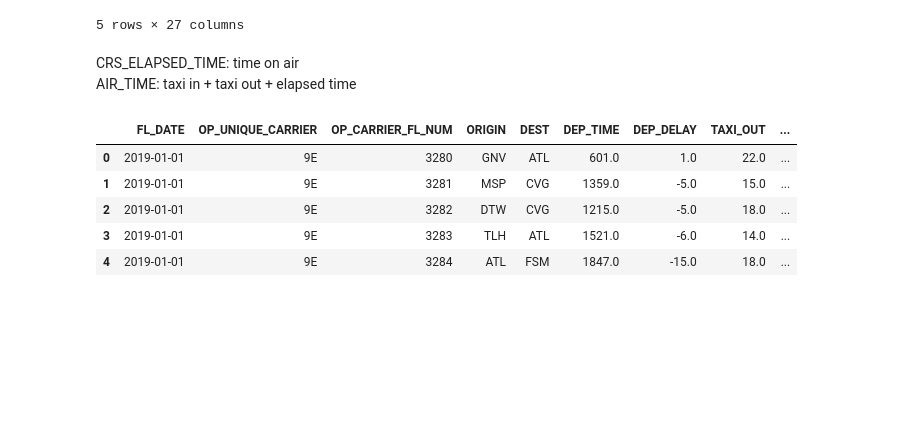
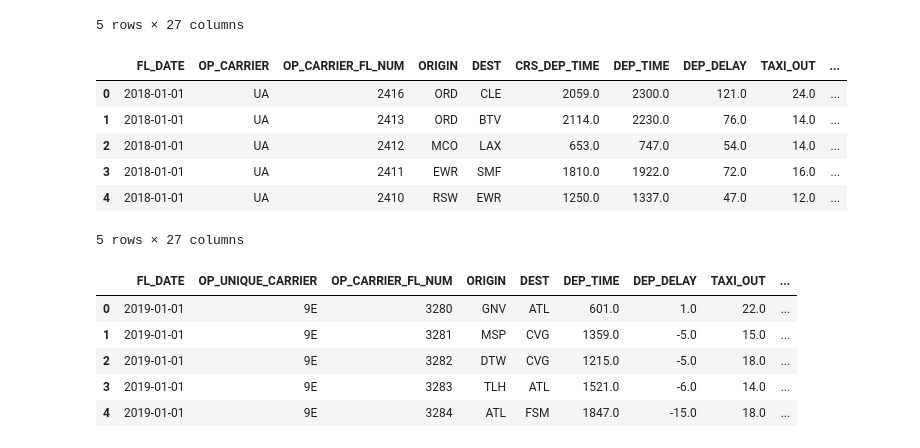
Before and after one commit to Feritaba/Data_visualization, a Jupyter notebook: Project 1 - Data Visualization.ipynb, the cells around one changed output. Saved outputs shown, nothing was run; the diff lists cells and outputs as text; code cells hidden in the pictures; blank space fills up the shorter version.

```diff
--- a/Project 1 - Data Visualization.ipynb
+++ b/Project 1 - Data Visualization.ipynb
@@ -49,0 +19,4 @@ df_2018.shape
+# %%
+df_2018.shape
+df = df_2018.copy()
+df.head()
@@ -92,9 +77,17 @@ df_2018.head()
 | 3 | 2018-01-01 | UA | 2411 | EWR | SMF | 1810 | 1922.0 | 72.0 | 16.0 | ... |
 | 4 | 2018-01-01 | UA | 2410 | RSW | EWR | 1250 | 1337.0 | 47.0 | 12.0 | ... |
 5 rows × 27 columns
-# %% [markdown]
-CRS_ELAPSED_TIME: time on air
-<br>AIR_TIME: taxi in + taxi out + elapsed time
+# %%
+df_2018['CRS_DEP_TIME'] = df['CRS_DEP_TIME'].astype(float)
+df_2018.head()
+# %% [output]
+|  | FL_DATE | OP_CARRIER | OP_CARRIER_FL_NUM | ORIGIN | DEST | CRS_DEP_TIME | DEP_TIME | DEP_DELAY | TAXI_OUT | ... |
+| 0 | 2018-01-01 | UA | 2416 | ORD | CLE | 2059.0 | 2300.0 | 121.0 | 24.0 | ... |
+| 1 | 2018-01-01 | UA | 2413 | ORD | BTV | 2114.0 | 2230.0 | 76.0 | 14.0 | ... |
+| 2 | 2018-01-01 | UA | 2412 | MCO | LAX | 653.0 | 747.0 | 54.0 | 14.0 | ... |
+| 3 | 2018-01-01 | UA | 2411 | EWR | SMF | 1810.0 | 1922.0 | 72.0 | 16.0 | ... |
+| 4 | 2018-01-01 | UA | 2410 | RSW | EWR | 1250.0 | 1337.0 | 47.0 | 12.0 | ... |
+5 rows × 27 columns
 # %%
 df_2019 = pd.read_csv('./2019.csv')
 # %%
```
Also changed, not shown: parts of 12 cells of this notebook, 2 other files.
